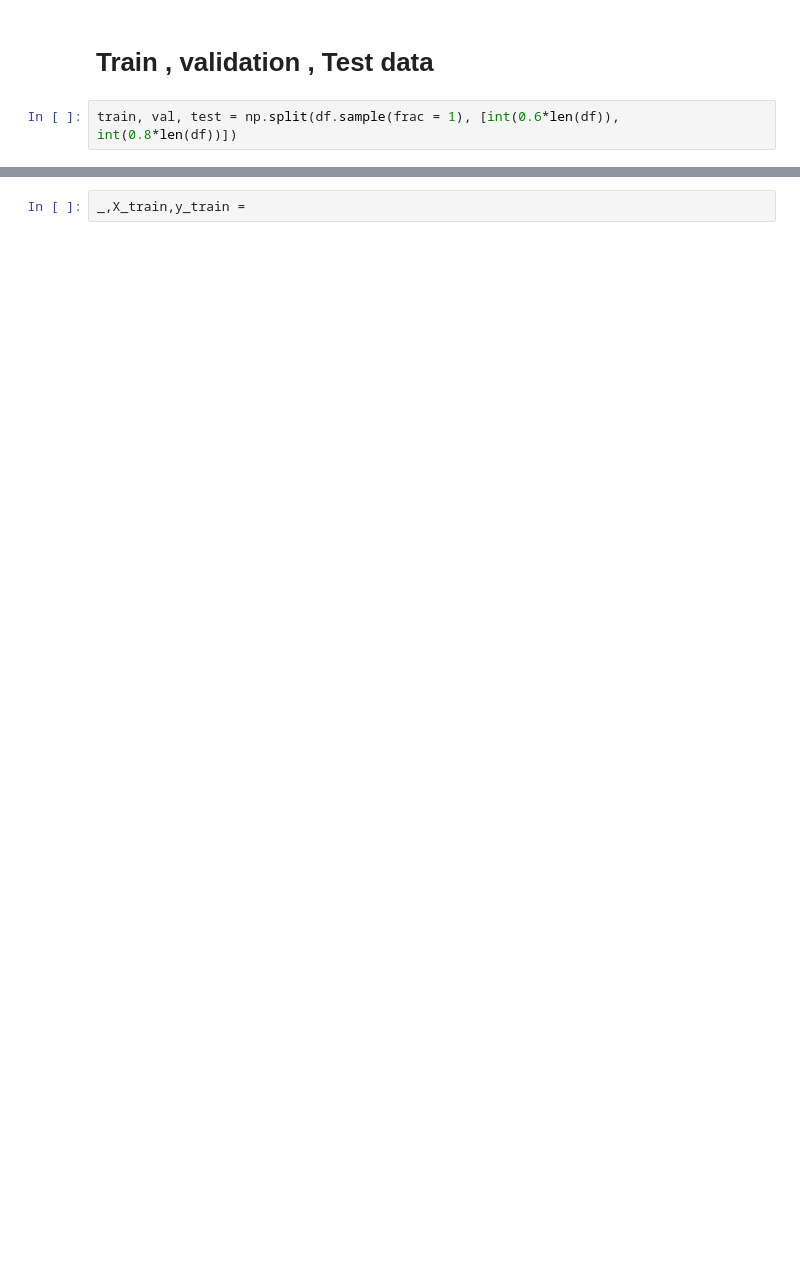
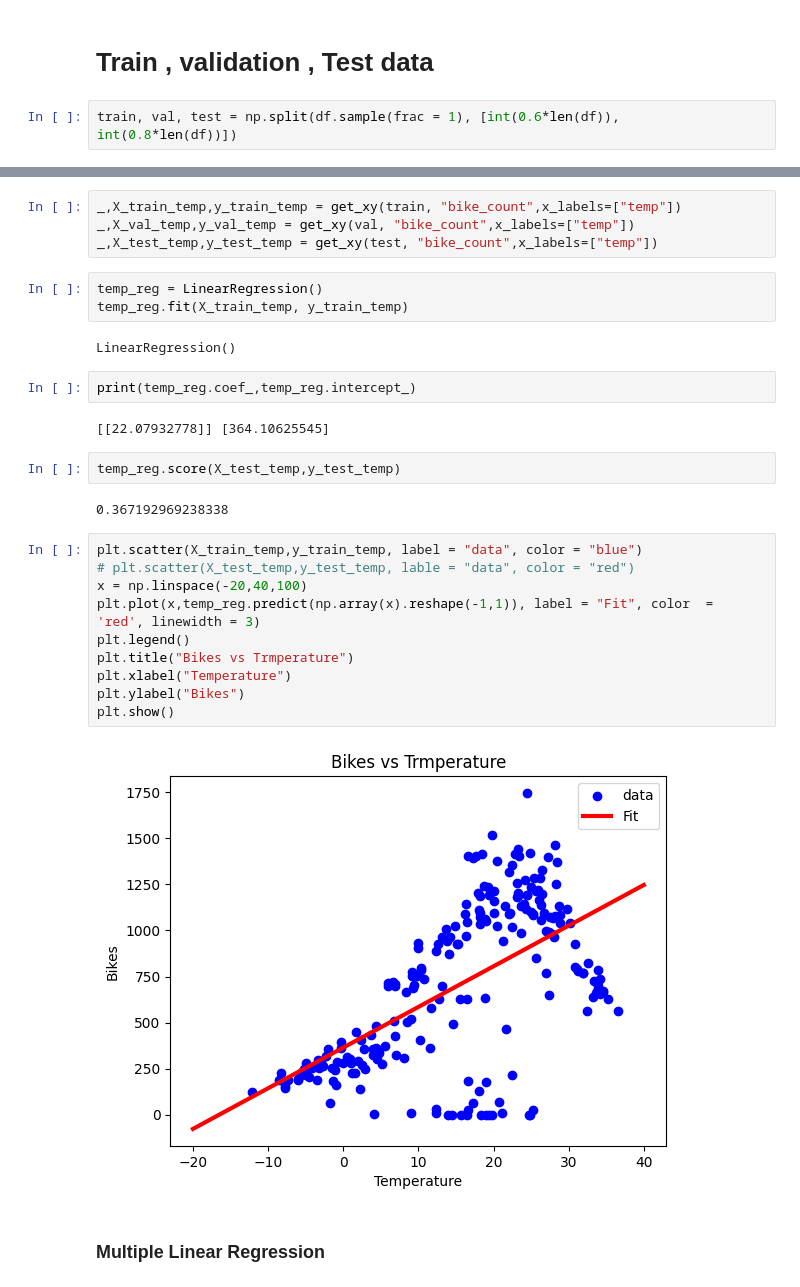
Before and after one commit to cybermad7373/AIML-Learning, a Jupyter notebook: Supervised_regression.ipynb, the cells around one changed output, grey strips where cells are left out. Saved outputs shown, nothing was run; the diff lists cells and outputs as text; blank space fills up the shorter version.

```diff
--- a/Supervised_regression.ipynb
+++ b/Supervised_regression.ipynb
@@ -66,5 +88,34 @@ def get_xy(dataframe, y_label, x_labels=None):
   data = np.hstack((X, y))
 
   return data, X, y
-# %%
-_,X_train,y_train =
+# %%
+_,X_train_temp,y_train_temp = get_xy(train, "bike_count",x_labels=["temp"])
+_,X_val_temp,y_val_temp = get_xy(val, "bike_count",x_labels=["temp"])
+_,X_test_temp,y_test_temp = get_xy(test, "bike_count",x_labels=["temp"])
+# %%
+temp_reg = LinearRegression()
+temp_reg.fit(X_train_temp, y_train_temp)
+# %% [output]
+LinearRegression()
+# %%
+print(temp_reg.coef_,temp_reg.intercept_)
+# %% [output]
+[[22.07932778]] [364.10625545]
+# %%
+temp_reg.score(X_test_temp,y_test_temp)
+# %% [output]
+0.367192969238338
+# %%
+plt.scatter(X_train_temp,y_train_temp, label = "data", color = "blue")
+# plt.scatter(X_test_temp,y_test_temp, lable = "data", color = "red")
+x = np.linspace(-20,40,100)
+plt.plot(x,temp_reg.predict(np.array(x).reshape(-1,1)), label = "Fit", color  = 'red', linewidth = 3)
+plt.legend()
+plt.title("Bikes vs Trmperature")
+plt.xlabel("Temperature")
+plt.ylabel("Bikes")
+plt.show()
+# %% [output]
+[figure, added]
+# %% [markdown]
+### Multiple Linear Regression
```
Also changed, not shown: parts of 31 cells of this notebook.
